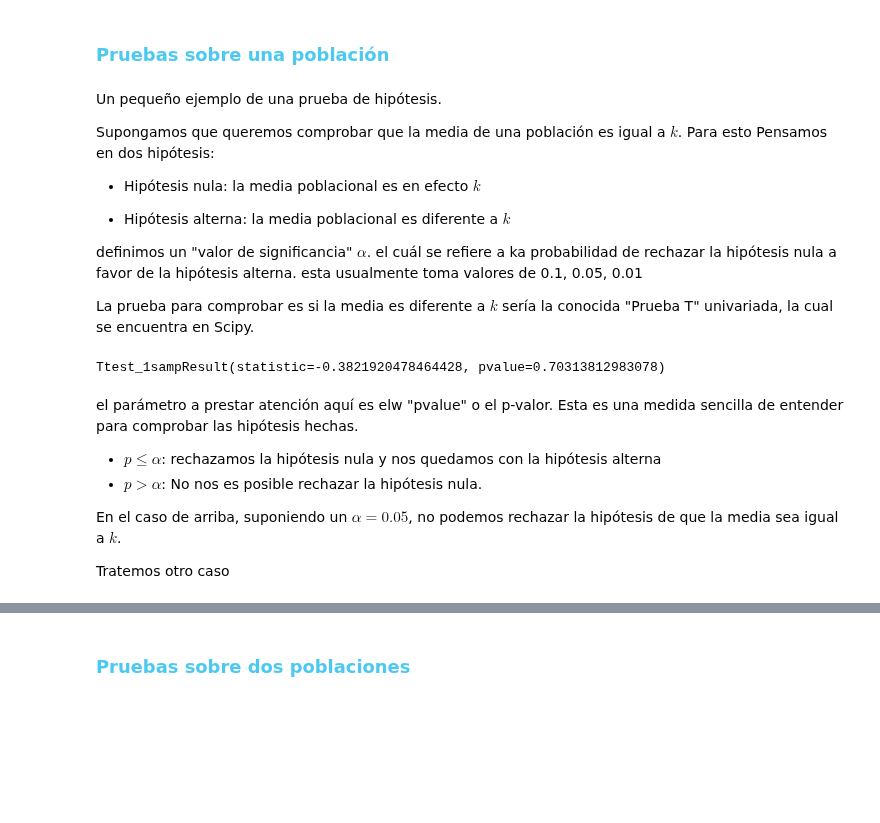
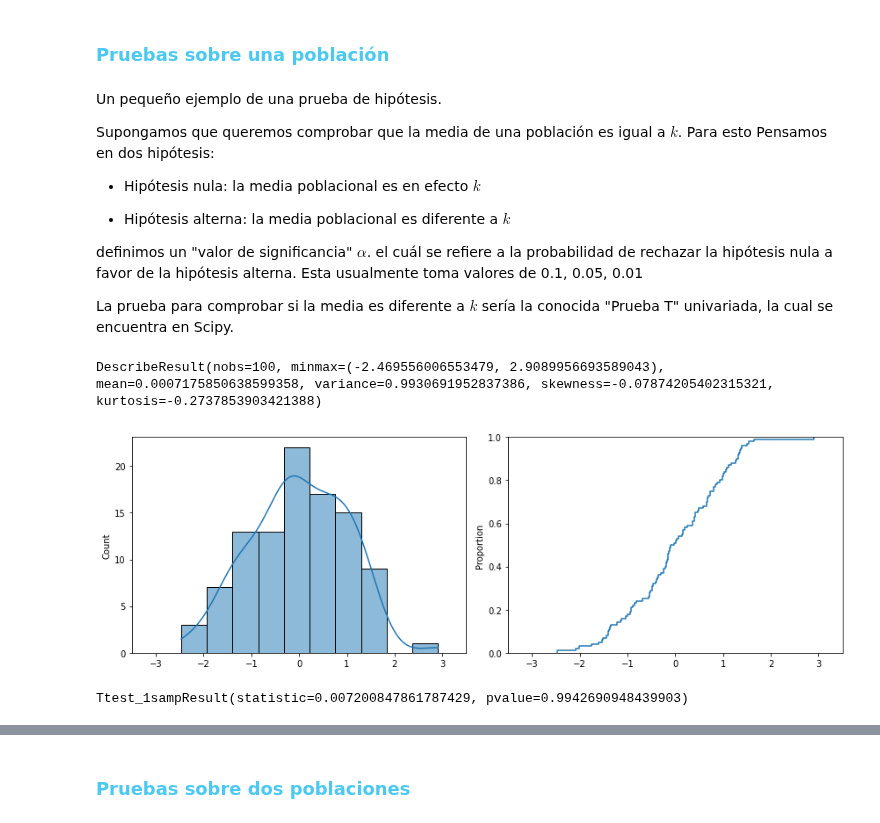
Before and after one commit to AprendizajeProfundo/diplomado-ciencia-de-datos, a Jupyter notebook: Matematicas-Estadistica/Cuadernos/Taller_scipy.ipynb, the cells around one changed output, grey strips where cells are left out. Cells and saved outputs as stored; diff of their text form; code cells hidden in the pictures; blank space fills up the shorter version.

```diff
--- a/Matematicas-Estadistica/Cuadernos/Taller_scipy.ipynb
+++ b/Matematicas-Estadistica/Cuadernos/Taller_scipy.ipynb
@@ -215,27 +262,33 @@ Supongamos que queremos comprobar que la media de una población es igual a $k$.
 
 - Hipótesis alterna: la media poblacional es diferente a $k$
 
-definimos un "valor de significancia" $\alpha$. el cuál se refiere a ka probabilidad de rechazar la hipótesis nula a favor de la hipótesis alterna. esta usualmente toma valores de 0.1, 0.05, 0.01
+definimos un "valor de significancia" $\alpha$. el cuál se refiere a la probabilidad de rechazar la hipótesis nula a favor de la hipótesis alterna. Esta usualmente toma valores de 0.1, 0.05, 0.01
 
-La prueba para comprobar es si la media es diferente a $k$ sería la conocida "Prueba T" univariada, la cual se encuentra en Scipy.
+La prueba para comprobar si la media es diferente a $k$ sería la conocida "Prueba T" univariada, la cual se encuentra en Scipy.
-# %%
-from scipy.stats import ttest_1samp
-
-v1 = np.random.normal(size=100)
-
-#definamos k=0
-
-k = 0
-res = ttest_1samp(v1, k)
-print(res)
-# %% [output]
-Ttest_1sampResult(statistic=-0.3821920478464428, pvalue=0.70313812983078)
-# %% [markdown]
-el parámetro a prestar atención aquí es elw "pvalue" o el p-valor. Esta es una medida sencilla de entender para comprobar las hipótesis hechas.
-
-- $p\leq \alpha$: rechazamos la hipótesis nula y nos quedamos con la hipótesis alterna
-- $p > \alpha$: No nos es posible rechazar la hipótesis nula.
-
-En el caso de arriba, suponiendo un $\alpha = 0.05$, no podemos rechazar la hipótesis de que la media sea igual a $k$.
-
-Tratemos otro caso
+# %%
+from scipy.stats import ttest_1samp
+
+# Simulamos unos datos que provengan de una normal estándar
+v1 = norm.rvs(size=100, random_state=rng)
+print(describe(v1))
+# %% [output]
+DescribeResult(nobs=100, minmax=(-2.469556006553479, 2.9089956693589043), mean=0.0007175850638599358, variance=0.9930691952837386, skewness=-0.07874205402315321, kurtosis=-0.2737853903421388)
+# %%
+import matplotlib.pyplot as plt
+import seaborn as sns
+
+f, axs = plt.subplots(1, 2, figsize=[12, 4])
+sns.histplot(data=v1, ax=axs[0], kde=True)
+axs[0].set_xlim(-3.5, 3.5)
+sns.ecdfplot(data=v1, ax=axs[1])
+axs[1].set_xlim(-3.5, 3.5)
+f.tight_layout()
+# %% [output]
+[figure, added]
+# %%
+# Definamos k = 0
+k = 0
+res = ttest_1samp(v1, k)
+print(res)
+# %% [output]
+Ttest_1sampResult(statistic=0.007200847861787429, pvalue=0.9942690948439903)
```
Also changed, not shown: parts of 36 cells of this notebook.
